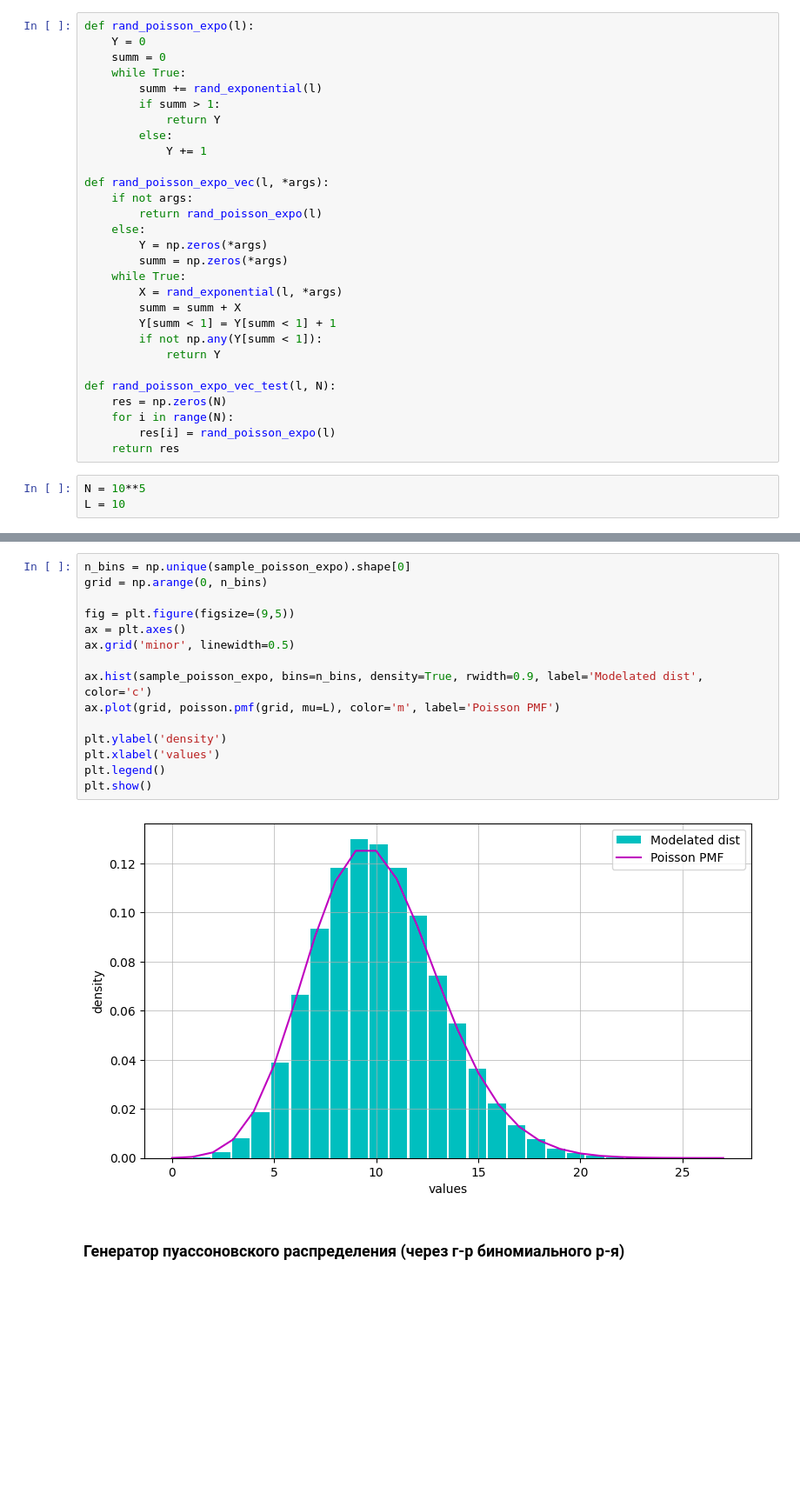
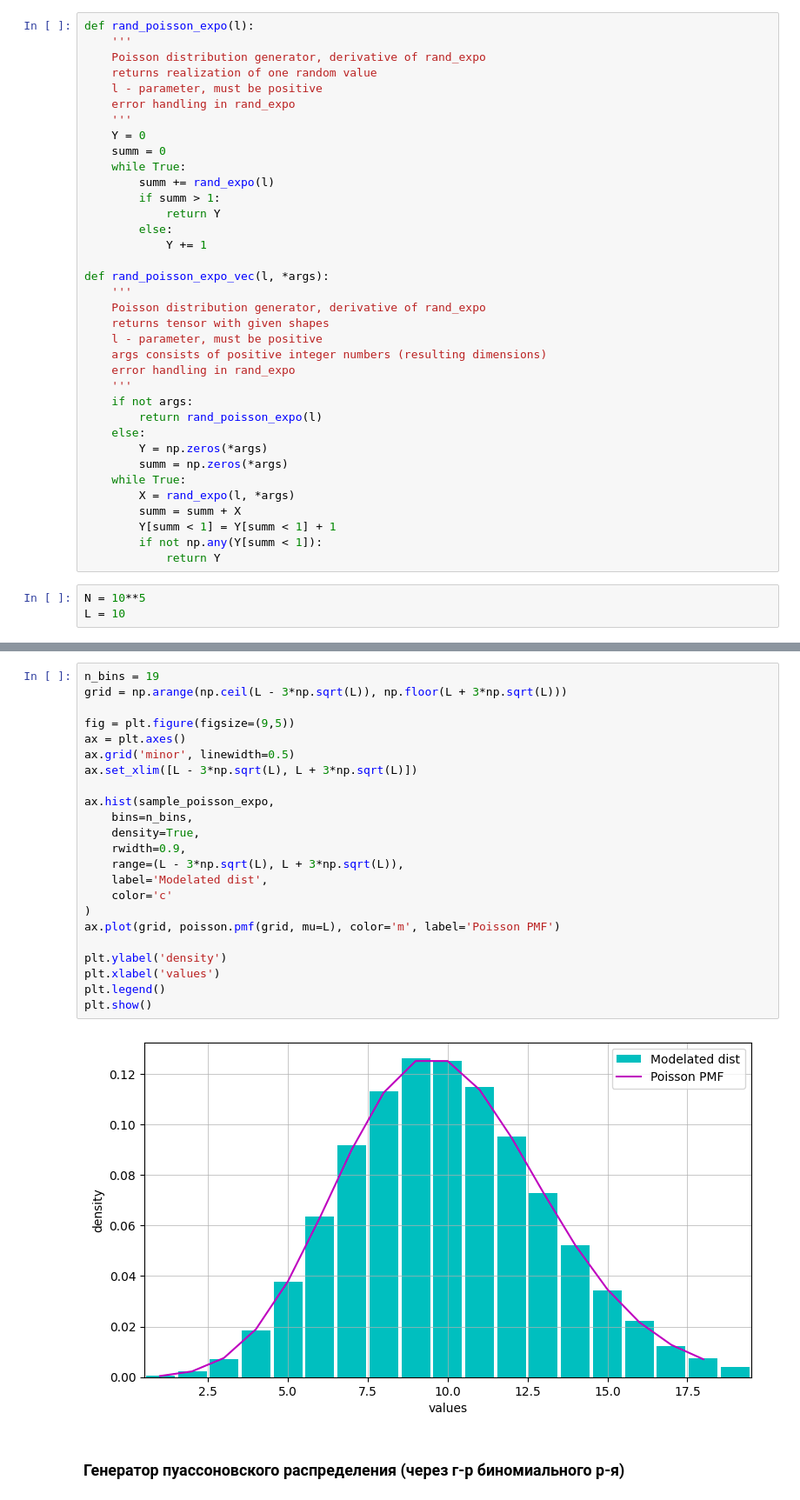
Before and after one commit to arinenn/stochastic_practicum, a Jupyter notebook: stochastic_practicum_first.ipynb, the cells around one changed output, grey strips where cells are left out. Shown: that part at 87% size. Cells and saved outputs as stored; diff of their text form; blank space fills up the shorter version.

```diff
--- a/stochastic_practicum_first.ipynb
+++ b/stochastic_practicum_first.ipynb
@@ -872,33 +915,40 @@ $$
 Доказательство можно найти в [3], с.501 (ошибка в формулировке теоремы)
 # %%
 def rand_poisson_expo(l):
+    '''
+    Poisson distribution generator, derivative of rand_expo
+    returns realization of one random value
+    l - parameter, must be positive
+    error handling in rand_expo
+    '''
     Y = 0
     summ = 0
     while True:
-        summ += rand_exponential(l)
+        summ += rand_expo(l)
         if summ > 1:
             return Y
         else:
             Y += 1
 
 def rand_poisson_expo_vec(l, *args):
+    '''
+    Poisson distribution generator, derivative of rand_expo
+    returns tensor with given shapes
+    l - parameter, must be positive
+    args consists of positive integer numbers (resulting dimensions)
+    error handling in rand_expo
+    '''
     if not args:
         return rand_poisson_expo(l)
     else:
         Y = np.zeros(*args)
         summ = np.zeros(*args)
     while True:
-        X = rand_exponential(l, *args)
+        X = rand_expo(l, *args)
         summ = summ + X
         Y[summ < 1] = Y[summ < 1] + 1
         if not np.any(Y[summ < 1]):
             return Y
-
-def rand_poisson_expo_vec_test(l, N):
-    res = np.zeros(N)
-    for i in range(N):
-        res[i] = rand_poisson_expo(l)
-    return res
 # %%
 N = 10**5
 L = 10
@@ -910,20 +960,28 @@ print(sample_poisson_expo.mean(), sample_poisson_expo.var())
 # %%
-n_bins = np.unique(sample_poisson_expo).shape[0]
-grid = np.arange(0, n_bins)
+n_bins = 19
+grid = np.arange(np.ceil(L - 3*np.sqrt(L)), np.floor(L + 3*np.sqrt(L)))
 
 fig = plt.figure(figsize=(9,5))
 ax = plt.axes()
 ax.grid('minor', linewidth=0.5)
+ax.set_xlim([L - 3*np.sqrt(L), L + 3*np.sqrt(L)])
 
-ax.hist(sample_poisson_expo, bins=n_bins, density=True, rwidth=0.9, label='Modelated dist', color='c')
+ax.hist(sample_poisson_expo,
+    bins=n_bins,
+    density=True,
+    rwidth=0.9,
+    range=(L - 3*np.sqrt(L), L + 3*np.sqrt(L)),
+    label='Modelated dist',
+    color='c'
+)
 ax.plot(grid, poisson.pmf(grid, mu=L), color='m', label='Poisson PMF')
 
 plt.ylabel('density')
 plt.xlabel('values')
 plt.legend()
 plt.show()
 # %% [output]
-[figure, old version]
+[figure, new version]
 # %% [markdown]
 ### Генератор пуассоновского распределения (через г-р биномиального р-я)
 # %% [markdown]
```
Also changed, not shown: parts of 73 cells of this notebook.
